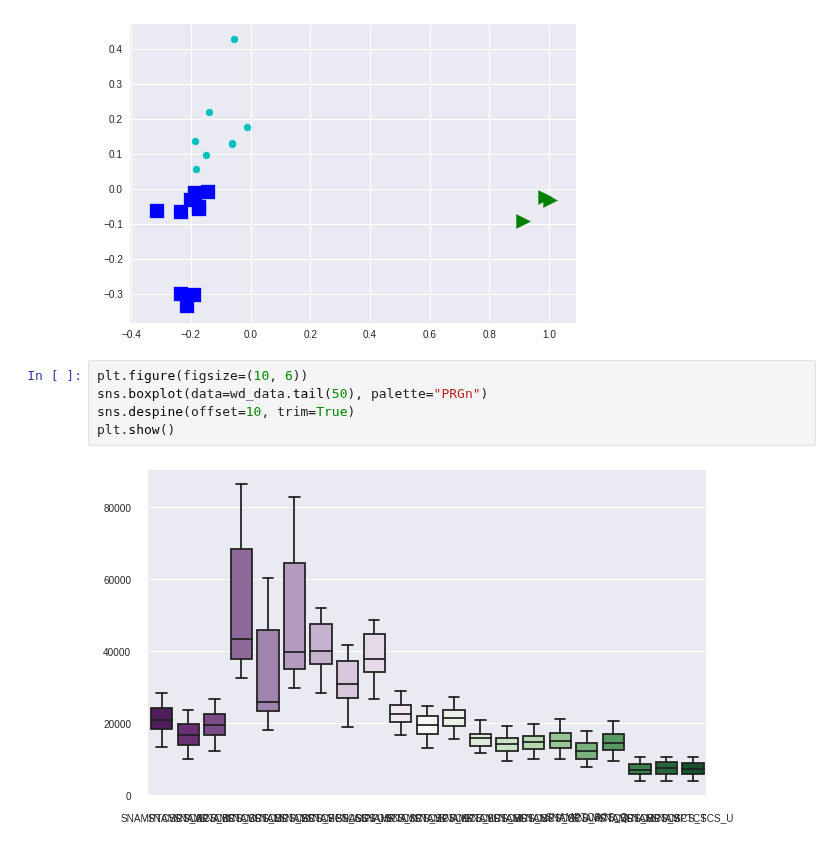
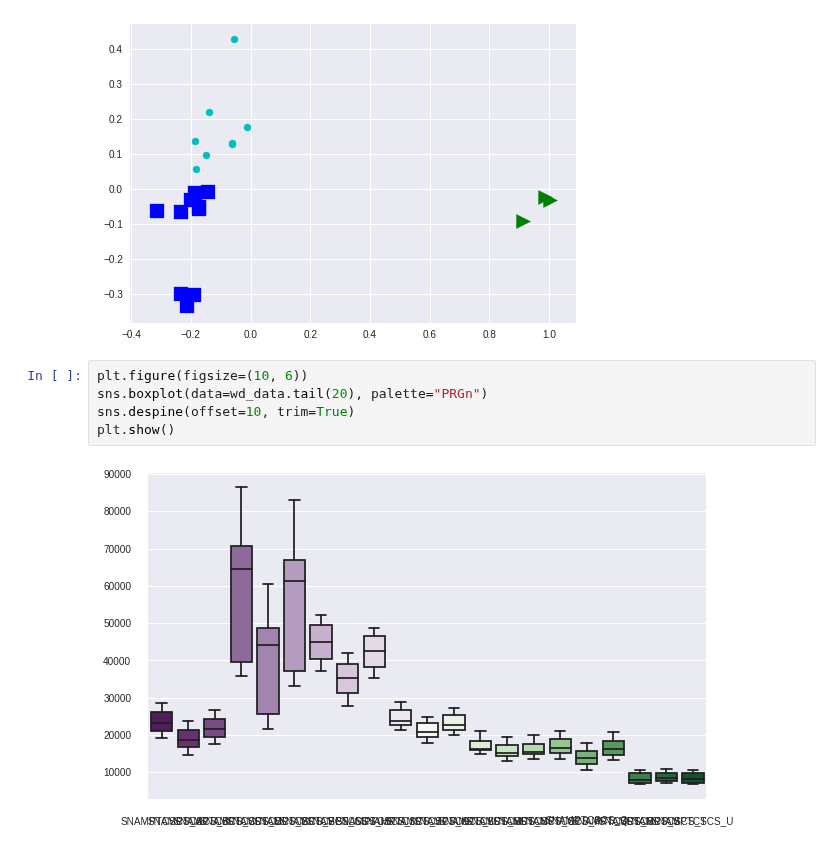
Before and after one commit to sebwdz/JobAnalysis, a Jupyter notebook: notebooks/SNAMPTCSCS Descriptive analysis.ipynb, the cells around one changed output. Saved outputs shown, nothing was run; the diff lists cells and outputs as text.

```diff
--- a/notebooks/SNAMPTCSCS Descriptive analysis.ipynb
+++ b/notebooks/SNAMPTCSCS Descriptive analysis.ipynb
@@ -95,8 +92,8 @@ visualization.simple.k_means(reduced_data, kmeans.labels_)
 [figure]
 # %%
 plt.figure(figsize=(10, 6))
-sns.boxplot(data=wd_data.tail(50), palette="PRGn")
+sns.boxplot(data=wd_data.tail(20), palette="PRGn")
 sns.despine(offset=10, trim=True)
 plt.show()
 # %% [output]
-[figure, old version]
+[figure, new version]
```
Also changed, not shown: parts of 1 cell of this notebook, 6 other files.
